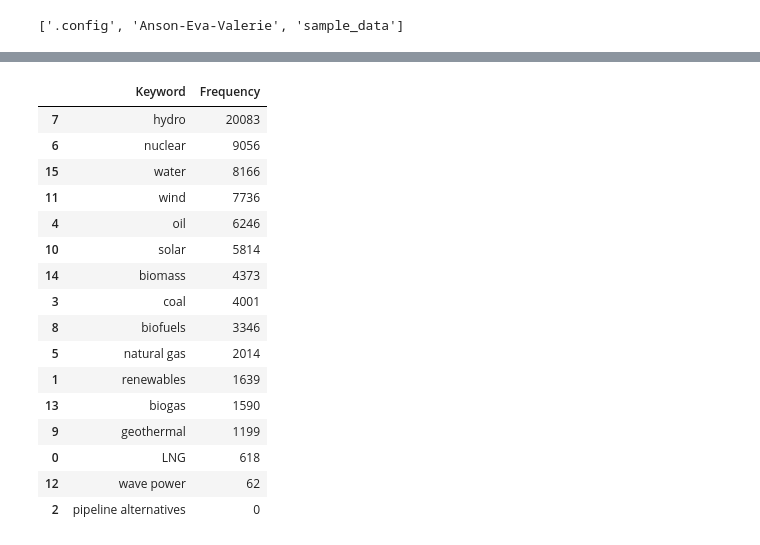
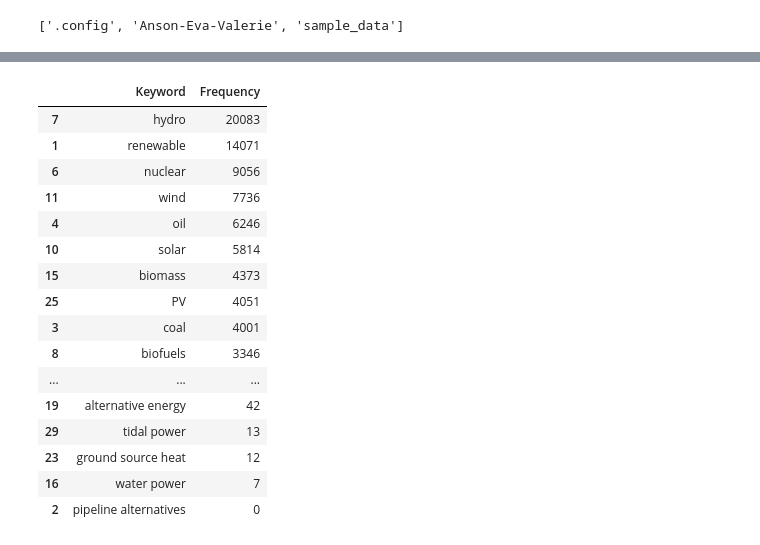
Before and after one commit to Anson422/Anson-Eva-Valerie, a Jupyter notebook: Text Analysis/Code_Text_Analysis.ipynb, the cells around one changed output, grey strips where cells are left out. Drawn from its saved outputs; the diff is of its cells as text; code cells hidden in the pictures.

```diff
--- a/Text Analysis/Code_Text_Analysis.ipynb
+++ b/Text Analysis/Code_Text_Analysis.ipynb
@@ -42,7 +31,7 @@ Files in the repository: ['Text Analysis', 'hello.ipynb', '.git', 'Stacked Bar C
 EU_Energy_publications_2024 = '/content/Anson-Eva-Valerie/Text Analysis/EU publications about Energy in 2024'
 # %%
 # List of keywords to analyze
-keywords = ["LNG", "renewables", "pipeline alternatives", "coal", "oil", "natural gas", "nuclear", "hydro", "biofuels", "geothermal", "solar", "wind", "wave power", "biogas", "biomass", "water"]
+keywords = ["LNG", "renewable", "pipeline alternatives", "coal", "oil", "natural gas", "nuclear", "hydro", "biofuels", "geothermal", "solar", "wind", "wave power", "biogas", "biomethane", "biomass", "water power", "uranium", "clean energy", "alternative energy", "methane", "biodiesel", "bioethanol", "ground source heat", "photovoltaic", "PV", "solar thermal", "bioenergy", "fossil fuels", "tidal power", "tidal energy" ]
 
 # Initialize a counter for keyword frequency
 keyword_counts = Counter()
@@ -134,42 +123,42 @@ Processing: international%20cooperation%20on%20carbon%20pricing-QM0124132ENN.pdf
 # %%
 # Sort the DataFrame by frequency in descending order
-df_2024 = df.sort_values(by="Frequency", ascending=False)
+df_2024 = df_2024.sort_values(by="Frequency", ascending=False)
 # %%
 # Define a styled DataFrame with custom styles
-styled_df_2024 = df.style.set_table_styles([
+styled_df_2024 = df_2024.style.set_table_styles([
     {'selector': 'th', 'props': [('background-color', '#4CAF50'),  # Header background color
                                  ('color', 'white'),               # Header text color
                                  ('font-weight', 'bold'),          # Bold header text
                                  ('text-align', 'center')]},       # Center-align header text
     {'selector': 'td', 'props': [('padding', '8px'),               # Cell padding
                                  ('text-align', 'center')]},       # Center-align cell text
     {'selector': 'table', 'props': [('width', '80%'),              # Table width
                                     ('margin', 'auto'),            # Center the table
                                     ('border', '1px solid black'), # Add border
                                     ('border-collapse', 'collapse')]},
     {'selector': 'tr:nth-child(even)', 'props': [('background-color', '#f2f2f2')]},  # Alternate row colors
     {'selector': 'tr:nth-child(odd)', 'props': [('background-color', '#ffffff')]}   # Alternate row colors
 ])
 
 # Display the styled DataFrame
 display(styled_df_2024)
 # %% [output]
 |  | Keyword | Frequency |
 | 7 | hydro | 20083 |
+| 1 | renewable | 14071 |
 | 6 | nuclear | 9056 |
-| 15 | water | 8166 |
 | 11 | wind | 7736 |
 | 4 | oil | 6246 |
 | 10 | solar | 5814 |
-| 14 | biomass | 4373 |
+| 15 | biomass | 4373 |
+| 25 | PV | 4051 |
 | 3 | coal | 4001 |
 | 8 | biofuels | 3346 |
-| 5 | natural gas | 2014 |
-| 1 | renewables | 1639 |
-| 13 | biogas | 1590 |
-| 9 | geothermal | 1199 |
-| 0 | LNG | 618 |
-| 12 | wave power | 62 |
+| ... | ... | ... |
+| 19 | alternative energy | 42 |
+| 29 | tidal power | 13 |
+| 23 | ground source heat | 12 |
+| 16 | water power | 7 |
 | 2 | pipeline alternatives | 0 |
 # %%
 # Create a bar plot
```
Also changed, not shown: parts of 24 cells of this notebook.
